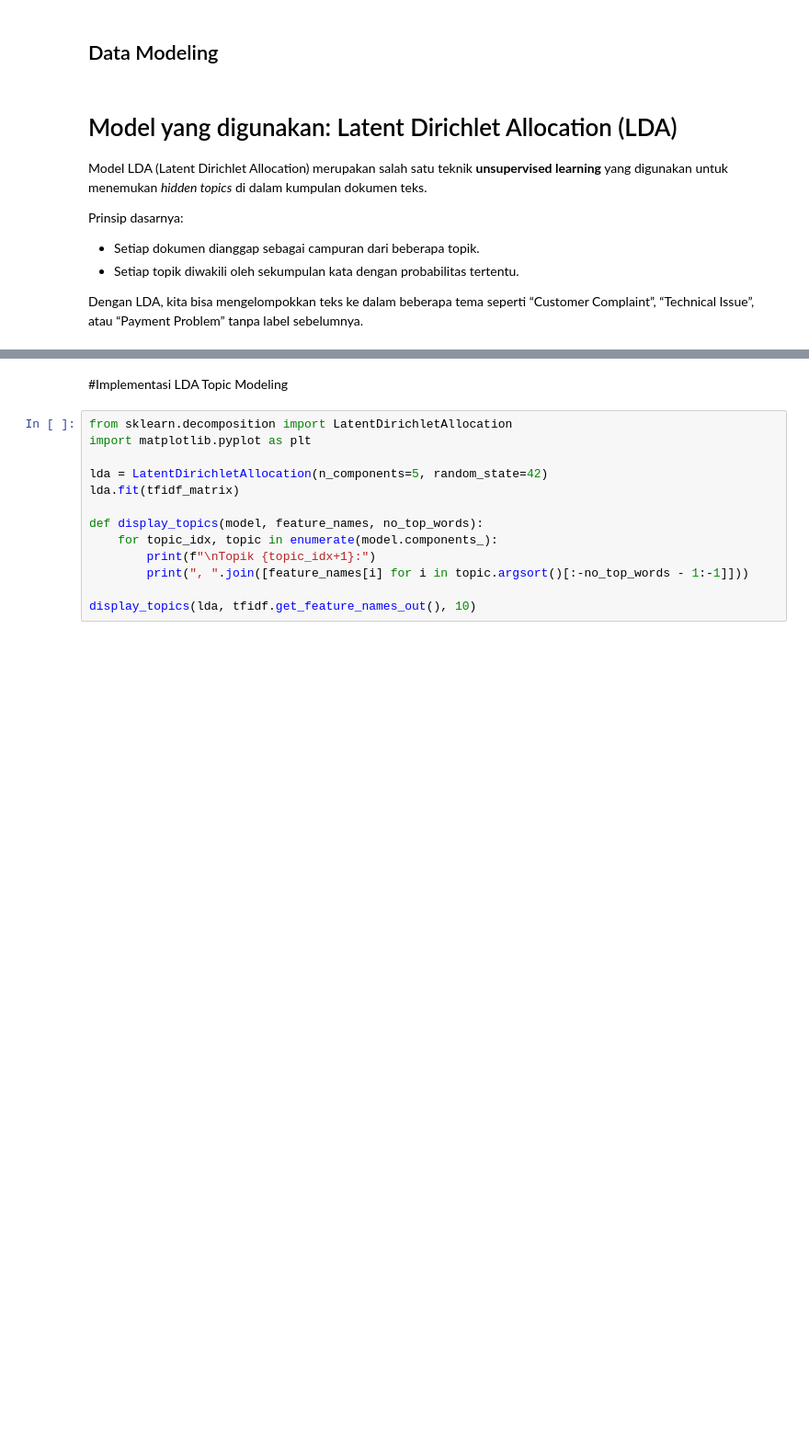
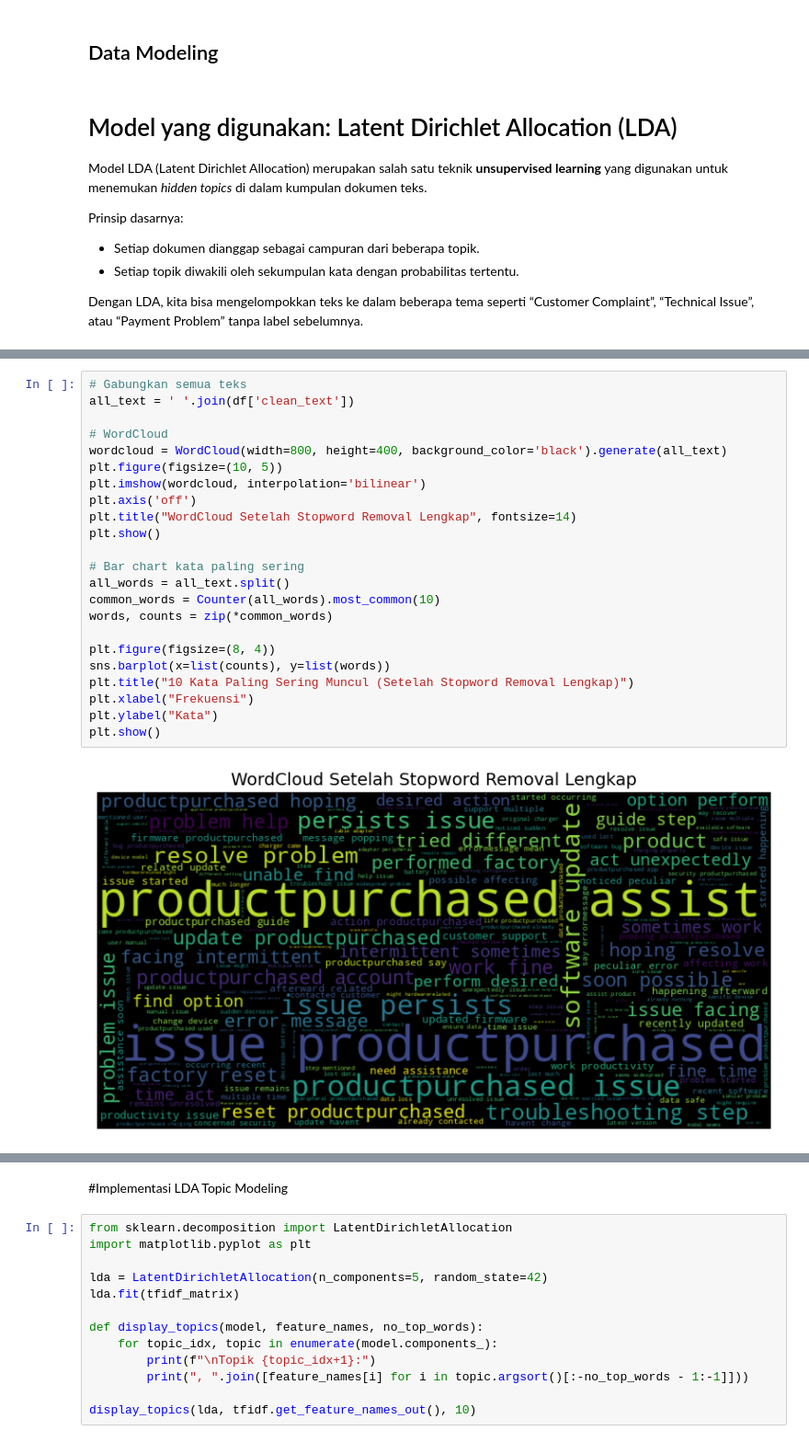
Before and after one commit to HASBI019/Muhammad-Hasbi-AS-ari_10222175_TM, a Jupyter notebook: MHasbiA_10222175_TM.ipynb, the cells around one changed output, grey strips where cells are left out. Shown at 92% size. Saved outputs shown, nothing was run; the diff lists cells and outputs as text; blank space fills up the shorter version.

```diff
--- a/MHasbiA_10222175_TM.ipynb
+++ b/MHasbiA_10222175_TM.ipynb
@@ -291,0 +309,25 @@ Dengan LDA, kita bisa mengelompokkan teks ke dalam beberapa tema seperti “Cust
+# %%
+# Gabungkan semua teks
+all_text = ' '.join(df['clean_text'])
+
+# WordCloud
+wordcloud = WordCloud(width=800, height=400, background_color='black').generate(all_text)
+plt.figure(figsize=(10, 5))
+plt.imshow(wordcloud, interpolation='bilinear')
+plt.axis('off')
+plt.title("WordCloud Setelah Stopword Removal Lengkap", fontsize=14)
+plt.show()
+
+# Bar chart kata paling sering
+all_words = all_text.split()
+common_words = Counter(all_words).most_common(10)
+words, counts = zip(*common_words)
+
+plt.figure(figsize=(8, 4))
+sns.barplot(x=list(counts), y=list(words))
+plt.title("10 Kata Paling Sering Muncul (Setelah Stopword Removal Lengkap)")
+plt.xlabel("Frekuensi")
+plt.ylabel("Kata")
+plt.show()
+# %% [output]
+[figure, added]
```
Also changed, not shown: parts of 6 cells of this notebook.
